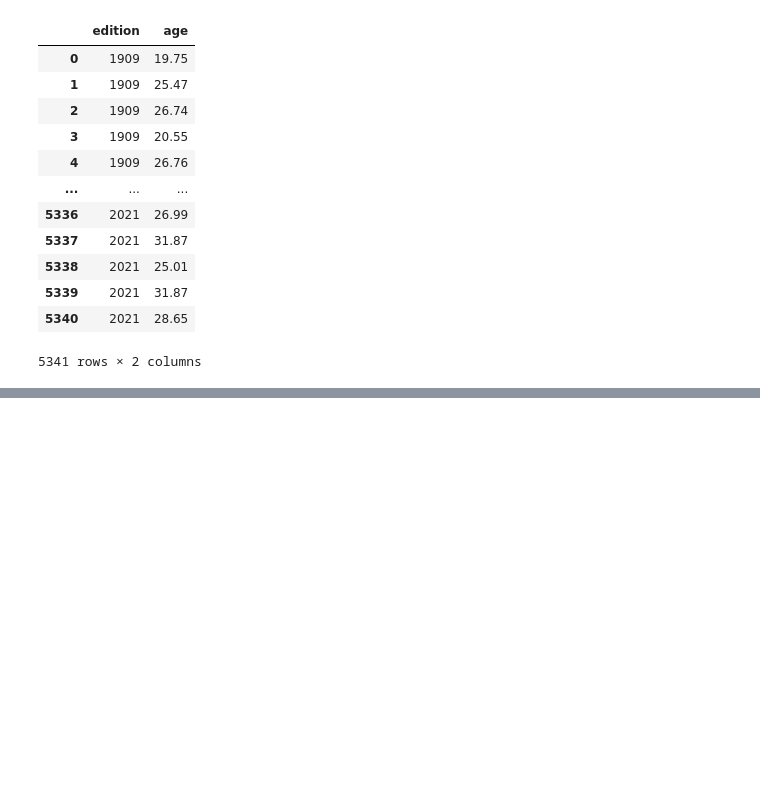
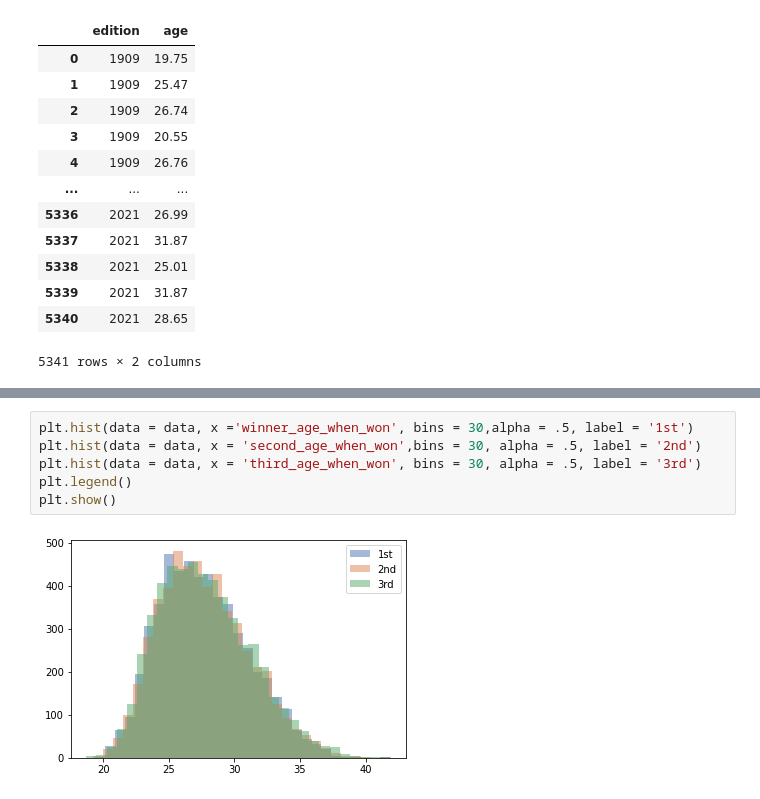
Before and after one commit to charles-v-phillips/grand_tour_analysis, a Jupyter notebook: playground.ipynb, the cells around one changed output, grey strips where cells are left out. Drawn from its saved outputs; the diff is of its cells as text; blank space fills up the shorter version.

```diff
--- a/playground.ipynb
+++ b/playground.ipynb
@@ -119,0 +189,8 @@ a
+# %%
+plt.hist(data = data, x ='winner_age_when_won', bins = 30,alpha = .5, label = '1st')
+plt.hist(data = data, x = 'second_age_when_won',bins = 30, alpha = .5, label = '2nd')
+plt.hist(data = data, x = 'third_age_when_won', bins = 30, alpha = .5, label = '3rd')
+plt.legend()
+plt.show()
+# %% [output]
+[figure, added]
```
Also changed, not shown: parts of 23 cells of this notebook, 2 other files.
